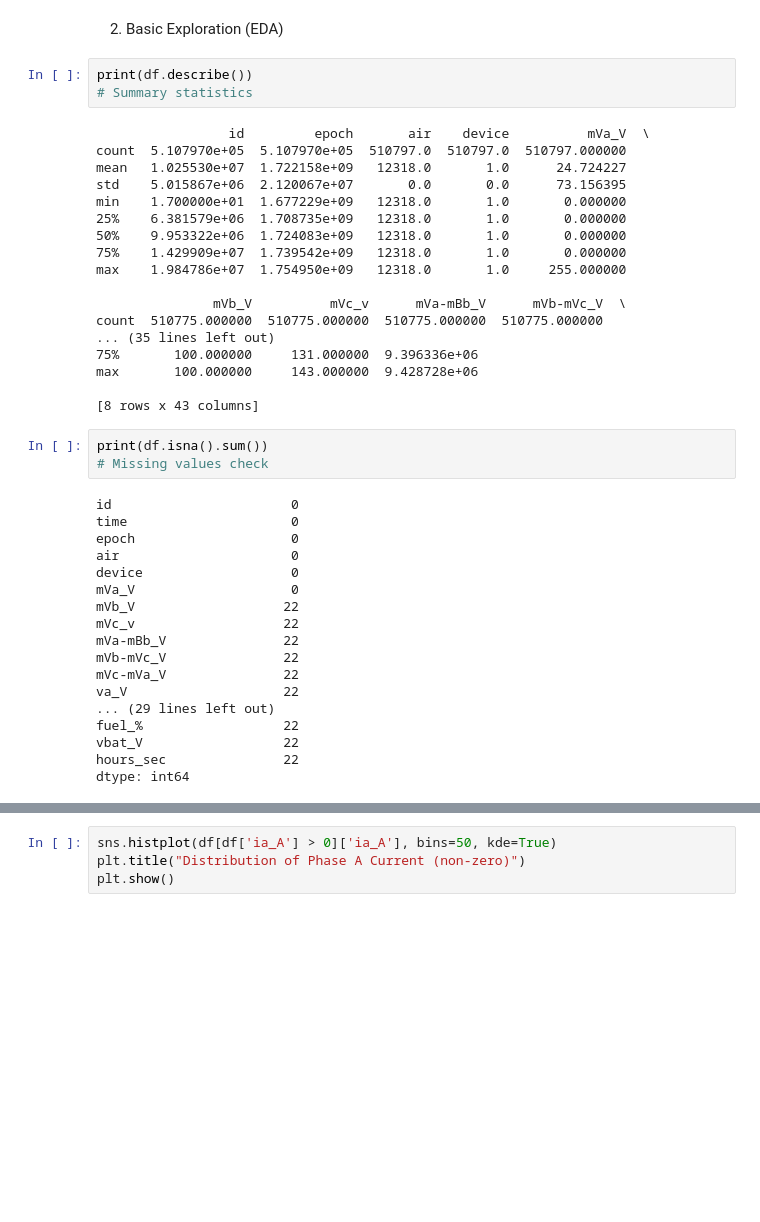
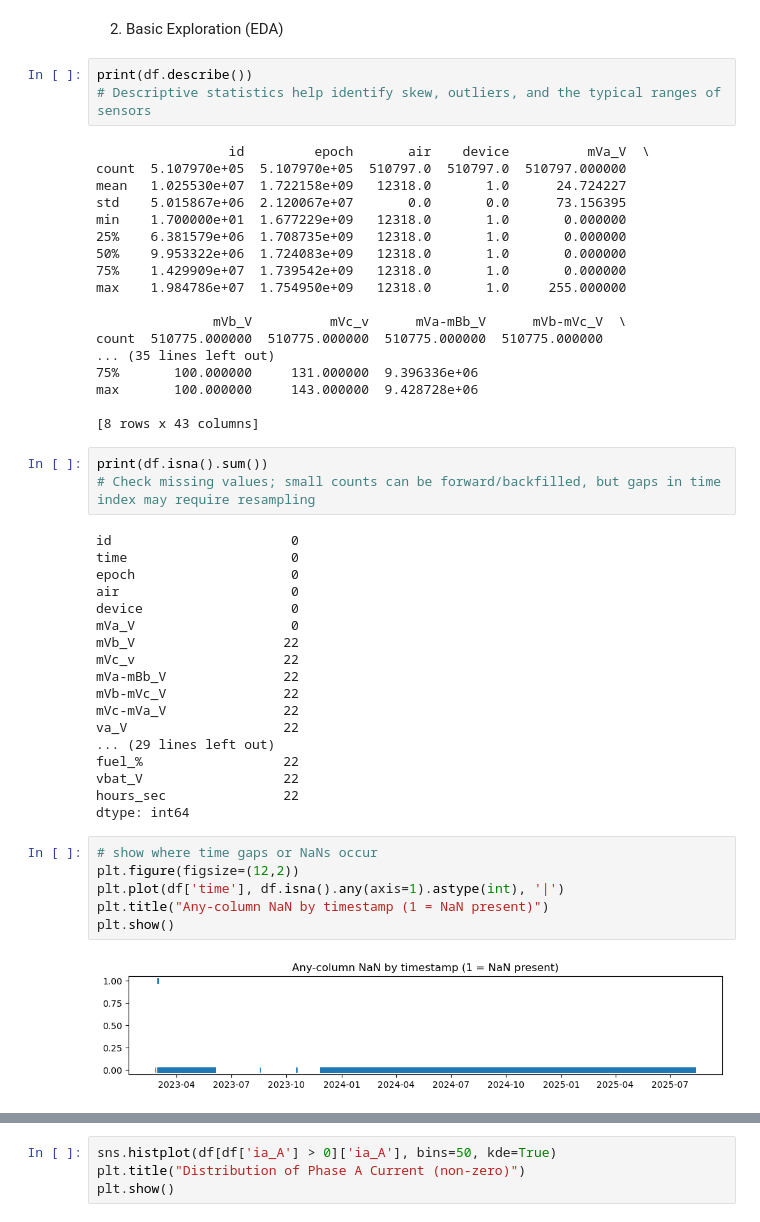
Before and after one commit to TarinaSnyman/PRJ_Generator-Monitoring-Solution_ML, a Jupyter notebook: Dataset/EDA_12318.ipynb, the cells around one changed output, grey strips where cells are left out. Drawn from its saved outputs; the diff is of its cells as text; blank space fills up the shorter version.

```diff
--- a/Dataset/EDA_12318.ipynb
+++ b/Dataset/EDA_12318.ipynb
@@ -38,7 +41,7 @@ print(df.head())
 2. Basic Exploration (EDA)
 # %%
 print(df.describe())
-# Summary statistics
+# Descriptive statistics help identify skew, outliers, and the typical ranges of sensors
 # %% [output]
                  id         epoch       air    device          mVa_V  \
 count  5.107970e+05  5.107970e+05  510797.0  510797.0  510797.000000
@@ -59,7 +62,7 @@ max       100.000000     143.000000  9.428728e+06
 [8 rows x 43 columns]
 # %%
 print(df.isna().sum())
-# Missing values check
+# Check missing values; small counts can be forward/backfilled, but gaps in time index may require resampling
 # %% [output]
 id                       0
 time                     0
@@ -78,5 +81,13 @@ fuel_%                  22
 vbat_V                  22
 hours_sec               22
 dtype: int64
+# %%
+# show where time gaps or NaNs occur
+plt.figure(figsize=(12,2))
+plt.plot(df['time'], df.isna().any(axis=1).astype(int), '|')
+plt.title("Any-column NaN by timestamp (1 = NaN present)")
+plt.show()
+# %% [output]
+[figure, added]
 # %%
 # Plot key signals over time
```
Also changed, not shown: parts of 20 cells of this notebook, 3 other files.
